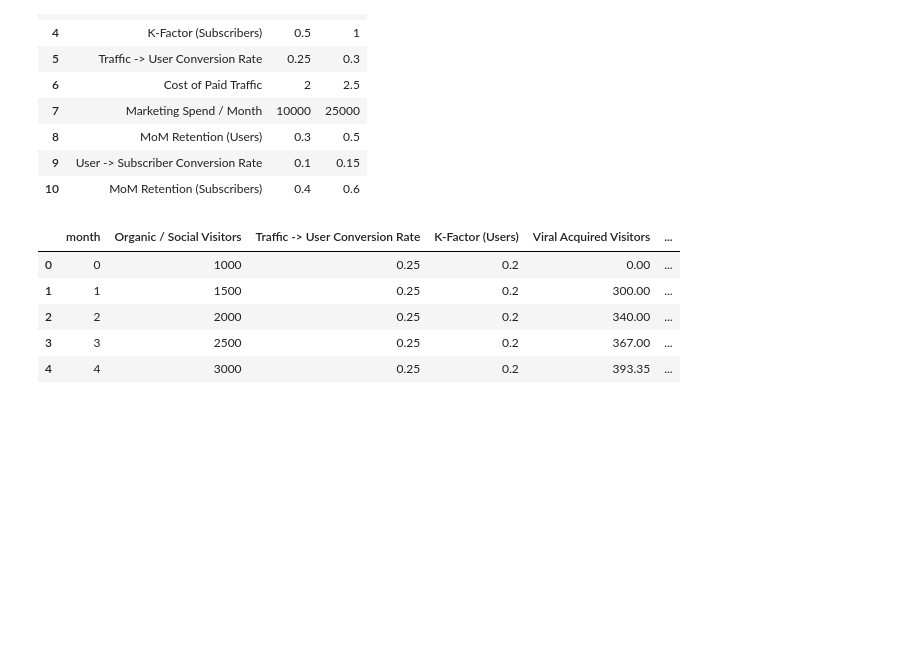
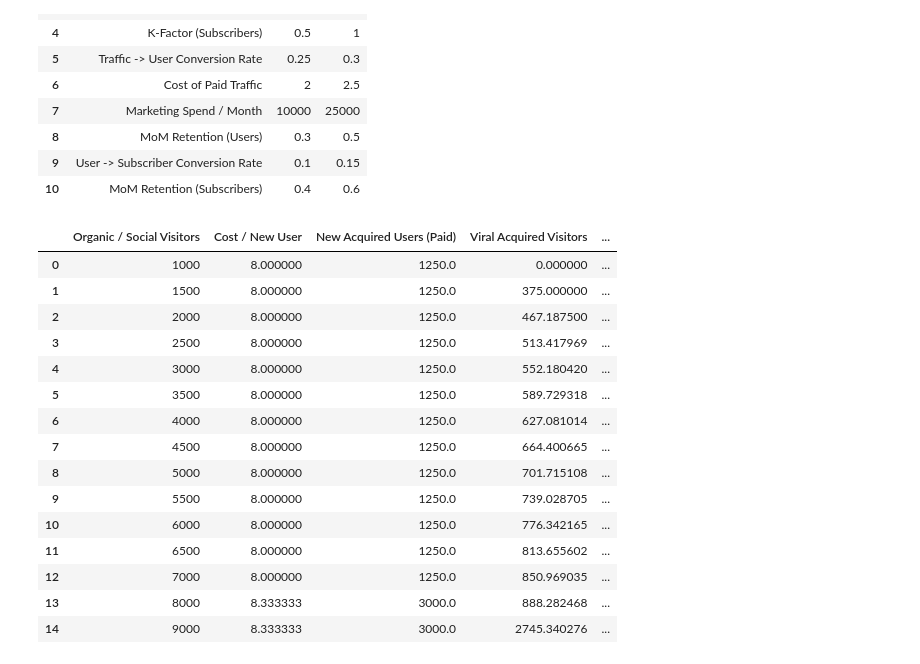
Before and after one commit to mbbau/Mash3_simulation, a Jupyter notebook: development_notebook.ipynb, the cells around one changed output. Saved outputs shown, nothing was run; the diff lists cells and outputs as text; code cells hidden in the pictures; blank space fills up the shorter version.

```diff
--- a/development_notebook.ipynb
+++ b/development_notebook.ipynb
@@ -63,7 +63,7 @@ subscribers['MoM Retention (Subscribers)'] = subscribers.apply(apply_assumption,
 subscribers['K-Factor (Subscribers)'] = subscribers.apply(apply_assumption, axis=1, args=("K-Factor (Subscribers)",))
 subscribers['User -> Subscriber Conversion Rate'] = subscribers.apply(apply_assumption, axis=1, args=("User -> Subscriber Conversion Rate",))
 # %%
-for i in subscribers['month']:
+for i in subscribers['Month']:
 
     # ----------- Organic / Social Visitors --------------
     if i == 0:
@@ -80,7 +80,7 @@ for i in subscribers['month']:
     if  i == 0:
         subscribers["Viral Acquired Visitors"] = 0
     else:
-        subscribers.at[i,"Viral Acquired Visitors"] =  subscribers.at[i-1, '(All Channels) New Users'] * subscribers.at[i-1,'K-Factor (Users)']
+        subscribers.at[i,"Viral Acquired Visitors"] =  subscribers.at[i-1, '(All Channels) New Users'] * subscribers.at[i-1,'K-Factor (Users)'] + subscribers.at[i-1, '(All) Total Current Subscribers'] * subscribers.at[i-1,'K-Factor (Subscribers)']
 
     # ----------- New Organic + Viral Visitors
 
@@ -93,22 +93,37 @@ for i in subscribers['month']:
     else:
         subscribers.at[i,"(All Channels) Retained Users"] =  subscribers.at[i-1, "(All Channels) (New + Retained) Users"] * subscribers.at[i-1,'MoM Retention (Users)'] - subscribers.at[i-1, "(New) Subscribers"]
 
-    subscribers["(All Channels) (New + Retained) Users"] = subscribers['(All Channels) New Users'] + subscribers["(All Channels) Retained Users"]
+    if  i == 0:
+        subscribers["(All Channels) (New + Retained) Users"] = subscribers['(All Channels) New Users'] + subscribers["(All Channels) Retained Users"]
+    else:
+       subscribers.at[i,"(All Channels) (New + Retained) Users"] = subscribers.at[i,'(All Channels) New Users'] + subscribers.at[i,"(All Channels) Retained Users"] - subscribers.at[i-1, "(New) Subscribers"]
 
     subscribers['(New) Subscribers'] = subscribers['User -> Subscriber Conversion Rate'] * subscribers["(All Channels) (New + Retained) Users"]
 
     if  i == 0:
         subscribers["(Retained) Subscribers"] = 0
     else:
-        subscribers.at[i,"(All Channels) Retained Users"] =  subscribers.at[i-1, "(New) Subscribers"] * subscribers.at[i-1,'MoM Retention (Subscribers)']
+        subscribers.at[i,"(Retained) Subscribers"] =  subscribers.at[i-1, "(New) Subscribers"] * subscribers.at[i-1,'MoM Retention (Subscribers)']
 
     subscribers["(All) Total Current Subscribers"] = subscribers["(Retained) Subscribers"] + subscribers['(New) Subscribers']
+
+    subscribers['(All Channels) Cumulative New Users'] = subscribers['(All Channels) New Users'].cumsum()
 # %%
-subscribers.head()
+subscribers.iloc[:,10:16].head(15)
 # %% [output]
-|  | month | Organic / Social Visitors | Traffic -> User Conversion Rate | K-Factor (Users) | Viral Acquired Visitors | ... |
-| 0 | 0 | 1000 | 0.25 | 0.2 | 0.00 | ... |
-| 1 | 1 | 1500 | 0.25 | 0.2 | 300.00 | ... |
-| 2 | 2 | 2000 | 0.25 | 0.2 | 340.00 | ... |
-| 3 | 3 | 2500 | 0.25 | 0.2 | 367.00 | ... |
-| 4 | 4 | 3000 | 0.25 | 0.2 | 393.35 | ... |
+|  | Organic / Social Visitors | Cost / New User | New Acquired Users (Paid) | Viral Acquired Visitors | ... |
+| 0 | 1000 | 8.000000 | 1250.0 | 0.000000 | ... |
+| 1 | 1500 | 8.000000 | 1250.0 | 375.000000 | ... |
+| 2 | 2000 | 8.000000 | 1250.0 | 467.187500 | ... |
+| 3 | 2500 | 8.000000 | 1250.0 | 513.417969 | ... |
+| 4 | 3000 | 8.000000 | 1250.0 | 552.180420 | ... |
+| 5 | 3500 | 8.000000 | 1250.0 | 589.729318 | ... |
+| 6 | 4000 | 8.000000 | 1250.0 | 627.081014 | ... |
+| 7 | 4500 | 8.000000 | 1250.0 | 664.400665 | ... |
+| 8 | 5000 | 8.000000 | 1250.0 | 701.715108 | ... |
+| 9 | 5500 | 8.000000 | 1250.0 | 739.028705 | ... |
+| 10 | 6000 | 8.000000 | 1250.0 | 776.342165 | ... |
+| 11 | 6500 | 8.000000 | 1250.0 | 813.655602 | ... |
+| 12 | 7000 | 8.000000 | 1250.0 | 850.969035 | ... |
+| 13 | 8000 | 8.333333 | 3000.0 | 888.282468 | ... |
+| 14 | 9000 | 8.333333 | 3000.0 | 2745.340276 | ... |
```
Also changed, not shown: parts of 11 cells of this notebook, 7 other files.
